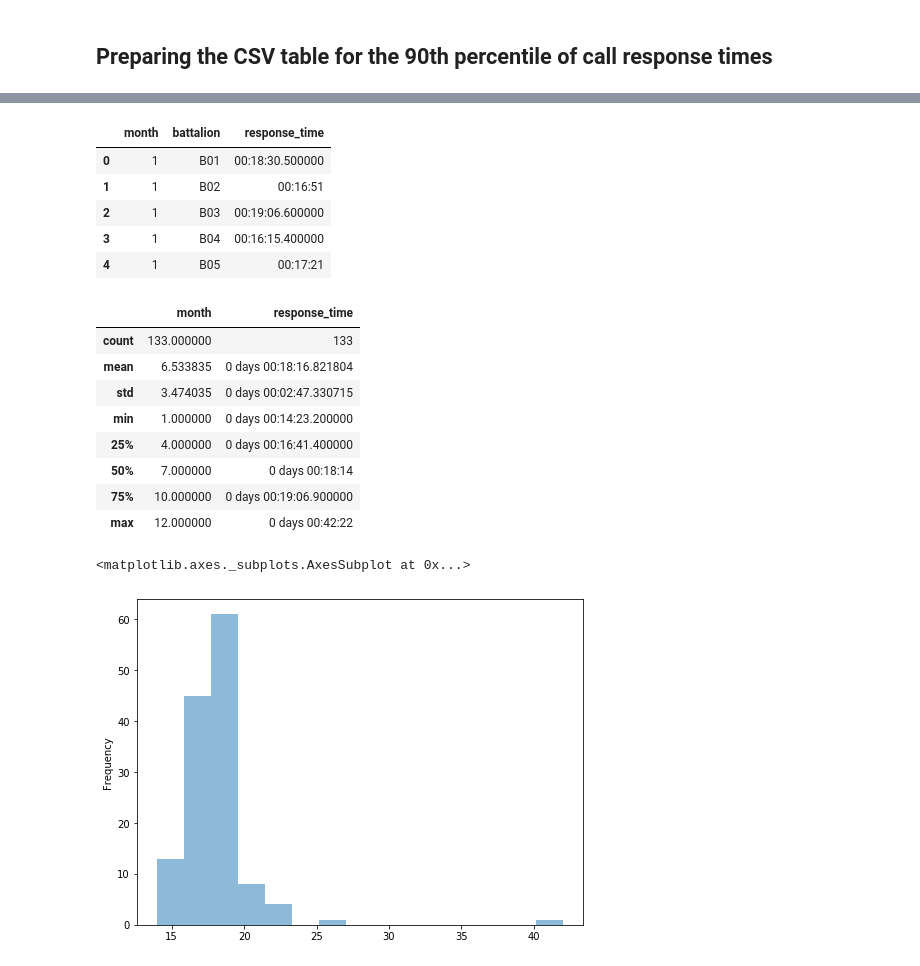
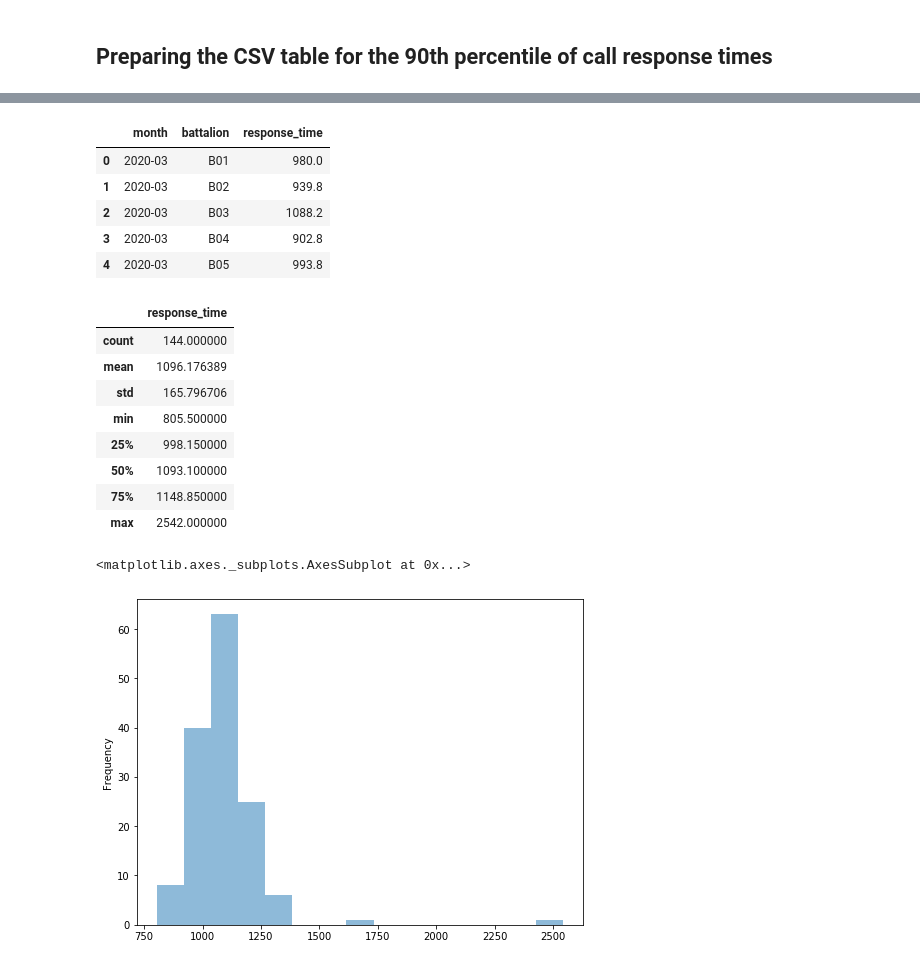
Before and after one commit to carleeyoung/SFFD-Database, a Jupyter notebook: SFFD_ResponseTimeData.ipynb, the cells around one changed output, grey strips where cells are left out. Saved outputs shown, nothing was run; the diff lists cells and outputs as text; code cells hidden in the pictures.

```diff
--- a/SFFD_ResponseTimeData.ipynb
+++ b/SFFD_ResponseTimeData.ipynb
@@ -91,6 +91,6 @@ See the caveats in the documentation: https://pandas.pydata.org/pandas-docs/stab
 # %%
 # establish the month and response time data series
-refined_df['month'] = refined_df['call_date'].dt.month
+refined_df['month'] = refined_df['call_date'].dt.to_period('M')
 refined_df['response_time'] = refined_df['on_scene_dttm'] - refined_df['received_dttm']
 refined_df.head()
 # %% [output]
@@ -295,36 +277,36 @@ Name: response_time, Length: 133, dtype: float64
 # %%
 # Create new dataframe using grouped object
 Response_Time_df = gb['response_time'].quantile(0.9).reset_index()
-
-# Convert response time back to time
-Response_Time_df['response_time'] = Response_Time_df['response_time'].apply(pd.to_timedelta, unit = 's').dt.floor('10ms')
 Response_Time_df.head()
 # %% [output]
 |  | month | battalion | response_time |
-| 0 | 1 | B01 | 00:18:30.500000 |
-| 1 | 1 | B02 | 00:16:51 |
-| 2 | 1 | B03 | 00:19:06.600000 |
-| 3 | 1 | B04 | 00:16:15.400000 |
-| 4 | 1 | B05 | 00:17:21 |
+| 0 | 2020-03 | B01 | 980.0 |
+| 1 | 2020-03 | B02 | 939.8 |
+| 2 | 2020-03 | B03 | 1088.2 |
+| 3 | 2020-03 | B04 | 902.8 |
+| 4 | 2020-03 | B05 | 993.8 |
+# %%
+# Round response time to nearest tenth
+Response_Time_df['response_time'] = round(Response_Time_df['response_time'], 1)
 # %%
 # statistical summary
 Response_Time_df.describe()
 # %% [output]
-|  | month | response_time |
-| count | 133.000000 | 133 |
-| mean | 6.533835 | 0 days 00:18:16.821804 |
-| std | 3.474035 | 0 days 00:02:47.330715 |
-| min | 1.000000 | 0 days 00:14:23.200000 |
-| 25% | 4.000000 | 0 days 00:16:41.400000 |
-| 50% | 7.000000 | 0 days 00:18:14 |
-| 75% | 10.000000 | 0 days 00:19:06.900000 |
-| max | 12.000000 | 0 days 00:42:22 |
+|  | response_time |
+| count | 144.000000 |
+| mean | 1096.176389 |
+| std | 165.796706 |
+| min | 805.500000 |
+| 25% | 998.150000 |
+| 50% | 1093.100000 |
+| 75% | 1148.850000 |
+| max | 2542.000000 |
 # %%
 # histogram
-Response_Time_df['response_time'].astype('timedelta64[m]').plot.hist(bins=15, alpha=0.5, figsize=(8, 6))
+Response_Time_df['response_time'].plot.hist(bins=15, alpha=0.5, figsize=(8, 6))
 # %% [output]
 <matplotlib.axes._subplots.AxesSubplot at 0x...>
-[figure, old version]
+[figure, new version]
 # %%
 # boxplot
 plt.figure(figsize=(6, 6))
```
Also changed, not shown: parts of 20 cells of this notebook, 1 other file.
